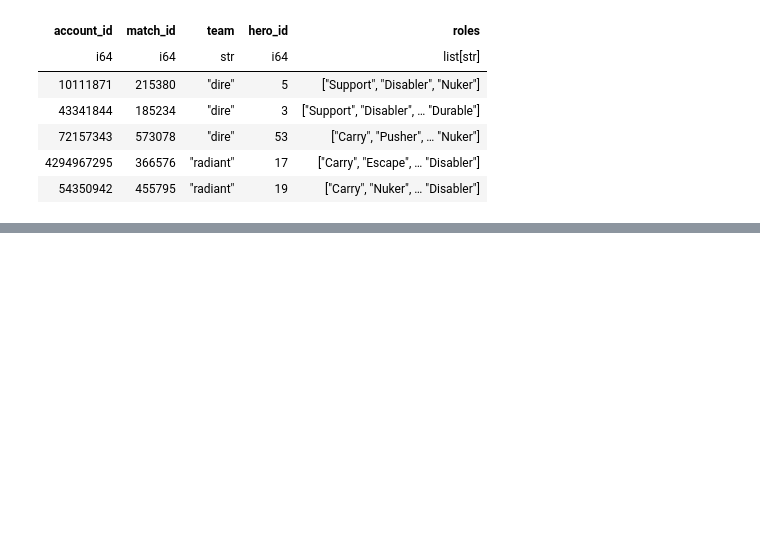
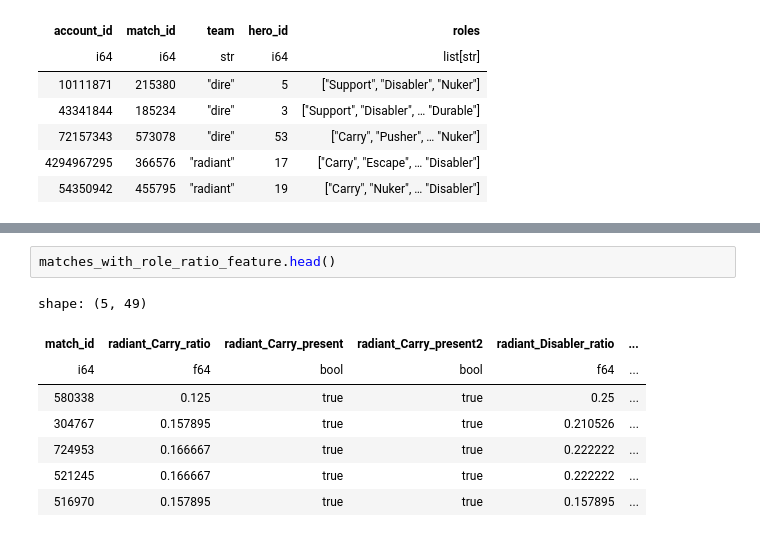
Before and after one commit to Pavel-pers/ml_dota_linreg, a Jupyter notebook: homework-practice-03-base.ipynb, the cells around one changed output, grey strips where cells are left out. Saved outputs shown, nothing was run; the diff lists cells and outputs as text; blank space fills up the shorter version.

```diff
--- a/homework-practice-03-base.ipynb
+++ b/homework-practice-03-base.ipynb
@@ -1593,0 +1660,11 @@ InvalidOperationError: `pivot` needs either `index or `values` needs to be speci
+# %%
+matches_with_role_ratio_feature.head()
+# %% [output]
+shape: (5, 49)
+| match_id | radiant_Carry_ratio | radiant_Carry_present | radiant_Carry_present2 | radiant_Disabler_ratio | ... |
+| i64 | f64 | bool | bool | f64 | ... |
+| 580338 | 0.125 | true | true | 0.25 | ... |
+| 304767 | 0.157895 | true | true | 0.210526 | ... |
+| 724953 | 0.166667 | true | true | 0.222222 | ... |
+| 521245 | 0.166667 | true | true | 0.222222 | ... |
+| 516970 | 0.157895 | true | true | 0.157895 | ... |
```
Also changed, not shown: parts of 21 cells of this notebook, 1 other file.
